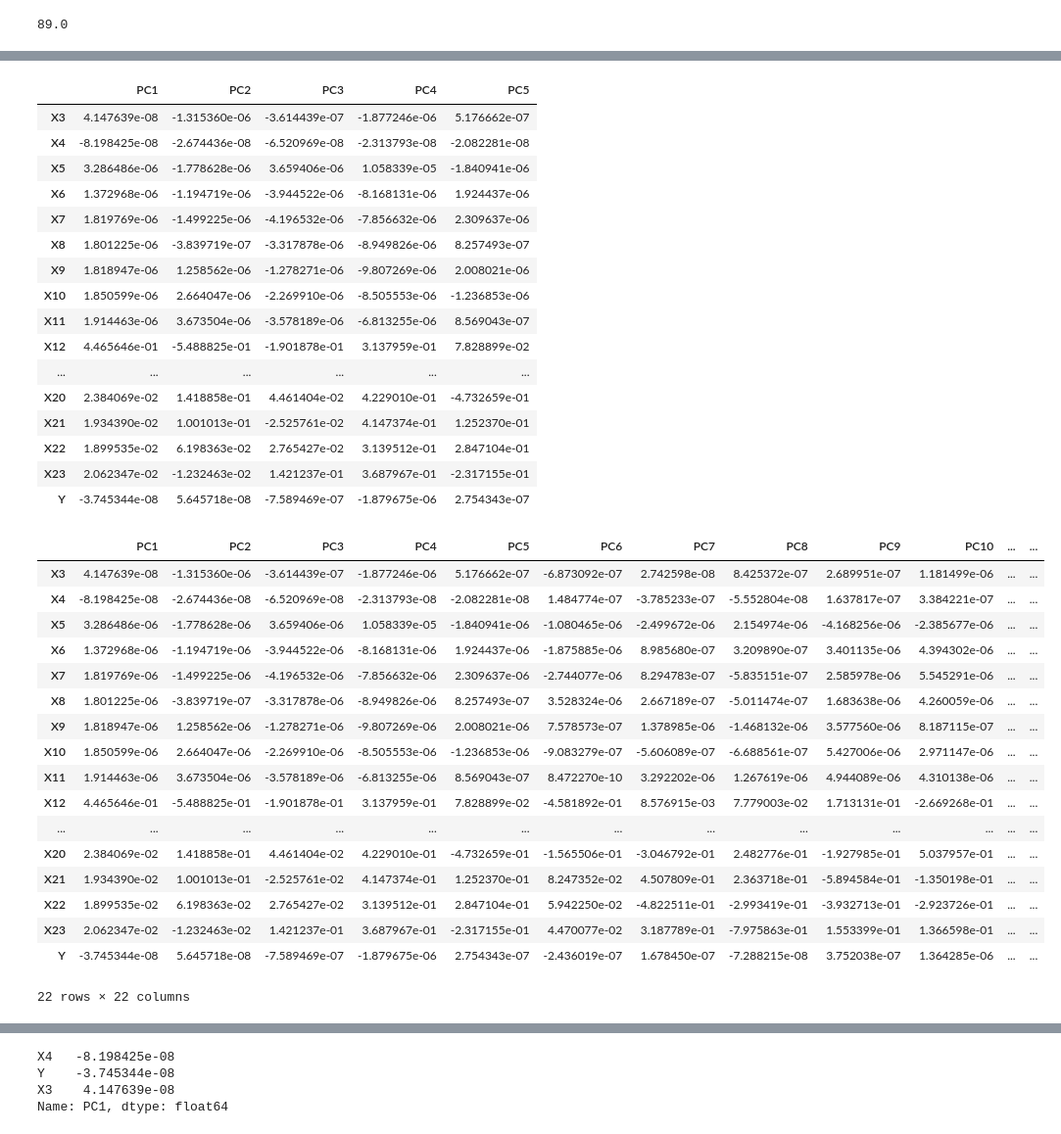
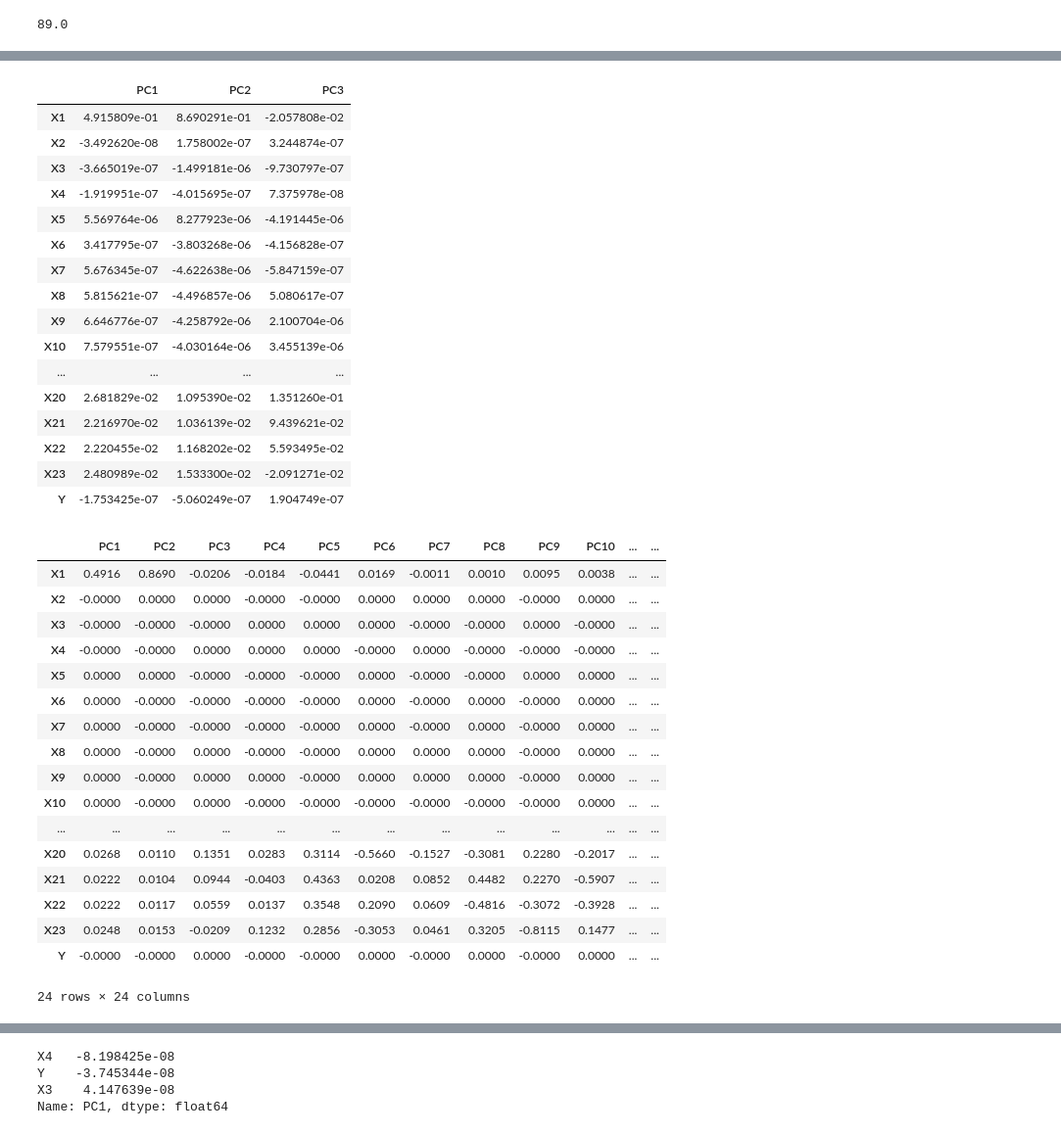
Before and after one commit to PosgradoMNA/actividades-del-projecto-equipo_36, a Jupyter notebook: Actividad_Semana_4_Ciencia_de_Datos.ipynb, the cells around one changed output, grey strips where cells are left out. Shown at 98% size. Drawn from its saved outputs; the diff is of its cells as text; code cells hidden in the pictures.

```diff
--- a/Actividad_Semana_4_Ciencia_de_Datos.ipynb
+++ b/Actividad_Semana_4_Ciencia_de_Datos.ipynb
@@ -59,7 +60,7 @@ df
 # %% [markdown]
 Correlation between result and variables
 # %%
-cdf = df.iloc[:,1:24] #Eliminamos las variable ID y la variable de respuesta
+cdf = df.iloc[:,1:25] #Omite las variable ID
 cdf
 # %% [output]
 |  | X1 | X2 | X3 | X4 | X5 | X6 | X7 | X8 | X9 | X10 | ... | ... |
@@ -285,11 +261,11 @@ scores.x.var() + scores.y.var()
 # %%
 pcs = PCA()
-pcs.fit(df.iloc[:, 3:].dropna(axis=0))
+pcs.fit(cdf.dropna(axis=0))
 pcsSummary_df = pd.DataFrame({'Standard deviation': np.sqrt(pcs.explained_variance_),
                              'Proportion of variance': pcs.explained_variance_ratio_,
                              'Cumulative proportion': np.cumsum(pcs.explained_variance_ratio_) # En la siguiente matriz se muestran las proporciones acumuladas de la variabilidad, de esta manera
                              })                                                                # se pueden seleccionar sólamente los componentes principales para reducir la cantidad de información presente
 pcsSummary_df = pcsSummary_df.transpose()
-pcsSummary_df
+pcsSummary_df.round(4)
 # %% [output]
 |  | 0 | 1 | 2 | 3 | 4 | 5 | 6 | 7 | 8 | 9 | ... | ... |
@@ -373,51 +356,51 @@ array([[ 4.14763924e-08, -8.19842459e-08,  3.28648635e-06,
 # %%
 pcsComponents_df = pd.DataFrame(pcs.components_.transpose(),
                                 columns = pcsSummary_df.columns,
-                                index = df.iloc[:, 3:].columns
+                                index = cdf.columns
                                 )
-pcsComponents_df.iloc[:,:5] # Se tabulan los arrays anteriores para identificar factores más importantes
+pcsComponents_df.iloc[:,:3] # Se tabulan los arrays anteriores para identificar factores más importantes
 # %% [output]
-|  | PC1 | PC2 | PC3 | PC4 | PC5 |
-| X3 | 4.147639e-08 | -1.315360e-06 | -3.614439e-07 | -1.877246e-06 | 5.176662e-07 |
-| X4 | -8.198425e-08 | -2.674436e-08 | -6.520969e-08 | -2.313793e-08 | -2.082281e-08 |
-| X5 | 3.286486e-06 | -1.778628e-06 | 3.659406e-06 | 1.058339e-05 | -1.840941e-06 |
-| X6 | 1.372968e-06 | -1.194719e-06 | -3.944522e-06 | -8.168131e-06 | 1.924437e-06 |
-| X7 | 1.819769e-06 | -1.499225e-06 | -4.196532e-06 | -7.856632e-06 | 2.309637e-06 |
-| X8 | 1.801225e-06 | -3.839719e-07 | -3.317878e-06 | -8.949826e-06 | 8.257493e-07 |
-| X9 | 1.818947e-06 | 1.258562e-06 | -1.278271e-06 | -9.807269e-06 | 2.008021e-06 |
-| X10 | 1.850599e-06 | 2.664047e-06 | -2.269910e-06 | -8.505553e-06 | -1.236853e-06 |
-| X11 | 1.914463e-06 | 3.673504e-06 | -3.578189e-06 | -6.813255e-06 | 8.569043e-07 |
-| X12 | 4.465646e-01 | -5.488825e-01 | -1.901878e-01 | 3.137959e-01 | 7.828899e-02 |
-| ... | ... | ... | ... | ... | ... |
-| X20 | 2.384069e-02 | 1.418858e-01 | 4.461404e-02 | 4.229010e-01 | -4.732659e-01 |
-| X21 | 1.934390e-02 | 1.001013e-01 | -2.525761e-02 | 4.147374e-01 | 1.252370e-01 |
-| X22 | 1.899535e-02 | 6.198363e-02 | 2.765427e-02 | 3.139512e-01 | 2.847104e-01 |
-| X23 | 2.062347e-02 | -1.232463e-02 | 1.421237e-01 | 3.687967e-01 | -2.317155e-01 |
-| Y | -3.745344e-08 | 5.645718e-08 | -7.589469e-07 | -1.879675e-06 | 2.754343e-07 |
+|  | PC1 | PC2 | PC3 |
+| X1 | 4.915809e-01 | 8.690291e-01 | -2.057808e-02 |
+| X2 | -3.492620e-08 | 1.758002e-07 | 3.244874e-07 |
+| X3 | -3.665019e-07 | -1.499181e-06 | -9.730797e-07 |
+| X4 | -1.919951e-07 | -4.015695e-07 | 7.375978e-08 |
+| X5 | 5.569764e-06 | 8.277923e-06 | -4.191445e-06 |
+| X6 | 3.417795e-07 | -3.803268e-06 | -4.156828e-07 |
+| X7 | 5.676345e-07 | -4.622638e-06 | -5.847159e-07 |
+| X8 | 5.815621e-07 | -4.496857e-06 | 5.080617e-07 |
+| X9 | 6.646776e-07 | -4.258792e-06 | 2.100704e-06 |
+| X10 | 7.579551e-07 | -4.030164e-06 | 3.455139e-06 |
+| ... | ... | ... | ... |
+| X20 | 2.681829e-02 | 1.095390e-02 | 1.351260e-01 |
+| X21 | 2.216970e-02 | 1.036139e-02 | 9.439621e-02 |
+| X22 | 2.220455e-02 | 1.168202e-02 | 5.593495e-02 |
+| X23 | 2.480989e-02 | 1.533300e-02 | -2.091271e-02 |
+| Y | -1.753425e-07 | -5.060249e-07 | 1.904749e-07 |
 # %%
 pcsComponents_dfX = pd.DataFrame(pcs.components_.transpose(),
                                 columns = pcsSummary_df.columns,
-                                index = df.iloc[:, 3:].columns
+                                index = cdf.columns
                                 )
-pcsComponents_dfX # Se transpone la información para su fácil lectura
+pcsComponents_dfX.round(4) # Se transpone la información para su fácil lectura
 # %% [output]
 |  | PC1 | PC2 | PC3 | PC4 | PC5 | PC6 | PC7 | PC8 | PC9 | PC10 | ... | ... |
-| X3 | 4.147639e-08 | -1.315360e-06 | -3.614439e-07 | -1.877246e-06 | 5.176662e-07 | -6.873092e-07 | 2.742598e-08 | 8.425372e-07 | 2.689951e-07 | 1.181499e-06 | ... | ... |
-| X4 | -8.198425e-08 | -2.674436e-08 | -6.520969e-08 | -2.313793e-08 | -2.082281e-08 | 1.484774e-07 | -3.785233e-07 | -5.552804e-08 | 1.637817e-07 | 3.384221e-07 | ... | ... |
-| X5 | 3.286486e-06 | -1.778628e-06 | 3.659406e-06 | 1.058339e-05 | -1.840941e-06 | -1.080465e-06 | -2.499672e-06 | 2.154974e-06 | -4.168256e-06 | -2.385677e-06 | ... | ... |
-| X6 | 1.372968e-06 | -1.194719e-06 | -3.944522e-06 | -8.168131e-06 | 1.924437e-06 | -1.875885e-06 | 8.985680e-07 | 3.209890e-07 | 3.401135e-06 | 4.394302e-06 | ... | ... |
-| X7 | 1.819769e-06 | -1.499225e-06 | -4.196532e-06 | -7.856632e-06 | 2.309637e-06 | -2.744077e-06 | 8.294783e-07 | -5.835151e-07 | 2.585978e-06 | 5.545291e-06 | ... | ... |
-| X8 | 1.801225e-06 | -3.839719e-07 | -3.317878e-06 | -8.949826e-06 | 8.257493e-07 | 3.528324e-06 | 2.667189e-07 | -5.011474e-07 | 1.683638e-06 | 4.260059e-06 | ... | ... |
-| X9 | 1.818947e-06 | 1.258562e-06 | -1.278271e-06 | -9.807269e-06 | 2.008021e-06 | 7.578573e-07 | 1.378985e-06 | -1.468132e-06 | 3.577560e-06 | 8.187115e-07 | ... | ... |
-| X10 | 1.850599e-06 | 2.664047e-06 | -2.269910e-06 | -8.505553e-06 | -1.236853e-06 | -9.083279e-07 | -5.606089e-07 | -6.688561e-07 | 5.427006e-06 | 2.971147e-06 | ... | ... |
-| X11 | 1.914463e-06 | 3.673504e-06 | -3.578189e-06 | -6.813255e-06 | 8.569043e-07 | 8.472270e-10 | 3.292202e-06 | 1.267619e-06 | 4.944089e-06 | 4.310138e-06 | ... | ... |
-| X12 | 4.465646e-01 | -5.488825e-01 | -1.901878e-01 | 3.137959e-01 | 7.828899e-02 | -4.581892e-01 | 8.576915e-03 | 7.779003e-02 | 1.713131e-01 | -2.669268e-01 | ... | ... |
+| X1 | 0.4916 | 0.8690 | -0.0206 | -0.0184 | -0.0441 | 0.0169 | -0.0011 | 0.0010 | 0.0095 | 0.0038 | ... | ... |
+| X2 | -0.0000 | 0.0000 | 0.0000 | -0.0000 | -0.0000 | 0.0000 | 0.0000 | 0.0000 | -0.0000 | 0.0000 | ... | ... |
+| X3 | -0.0000 | -0.0000 | -0.0000 | 0.0000 | 0.0000 | 0.0000 | -0.0000 | -0.0000 | 0.0000 | -0.0000 | ... | ... |
+| X4 | -0.0000 | -0.0000 | 0.0000 | 0.0000 | 0.0000 | -0.0000 | 0.0000 | -0.0000 | -0.0000 | -0.0000 | ... | ... |
+| X5 | 0.0000 | 0.0000 | -0.0000 | -0.0000 | -0.0000 | 0.0000 | -0.0000 | -0.0000 | 0.0000 | 0.0000 | ... | ... |
+| X6 | 0.0000 | -0.0000 | -0.0000 | -0.0000 | -0.0000 | 0.0000 | -0.0000 | 0.0000 | -0.0000 | 0.0000 | ... | ... |
+| X7 | 0.0000 | -0.0000 | -0.0000 | -0.0000 | -0.0000 | 0.0000 | -0.0000 | 0.0000 | -0.0000 | 0.0000 | ... | ... |
+| X8 | 0.0000 | -0.0000 | 0.0000 | -0.0000 | -0.0000 | 0.0000 | 0.0000 | 0.0000 | -0.0000 | 0.0000 | ... | ... |
+| X9 | 0.0000 | -0.0000 | 0.0000 | 0.0000 | -0.0000 | 0.0000 | 0.0000 | 0.0000 | -0.0000 | 0.0000 | ... | ... |
+| X10 | 0.0000 | -0.0000 | 0.0000 | -0.0000 | -0.0000 | -0.0000 | -0.0000 | -0.0000 | -0.0000 | 0.0000 | ... | ... |
 | ... | ... | ... | ... | ... | ... | ... | ... | ... | ... | ... | ... | ... |
-| X20 | 2.384069e-02 | 1.418858e-01 | 4.461404e-02 | 4.229010e-01 | -4.732659e-01 | -1.565506e-01 | -3.046792e-01 | 2.482776e-01 | -1.927985e-01 | 5.037957e-01 | ... | ... |
-| X21 | 1.934390e-02 | 1.001013e-01 | -2.525761e-02 | 4.147374e-01 | 1.252370e-01 | 8.247352e-02 | 4.507809e-01 | 2.363718e-01 | -5.894584e-01 | -1.350198e-01 | ... | ... |
-| X22 | 1.899535e-02 | 6.198363e-02 | 2.765427e-02 | 3.139512e-01 | 2.847104e-01 | 5.942250e-02 | -4.822511e-01 | -2.993419e-01 | -3.932713e-01 | -2.923726e-01 | ... | ... |
-| X23 | 2.062347e-02 | -1.232463e-02 | 1.421237e-01 | 3.687967e-01 | -2.317155e-01 | 4.470077e-02 | 3.187789e-01 | -7.975863e-01 | 1.553399e-01 | 1.366598e-01 | ... | ... |
-| Y | -3.745344e-08 | 5.645718e-08 | -7.589469e-07 | -1.879675e-06 | 2.754343e-07 | -2.436019e-07 | 1.678450e-07 | -7.288215e-08 | 3.752038e-07 | 1.364285e-06 | ... | ... |
+| X20 | 0.0268 | 0.0110 | 0.1351 | 0.0283 | 0.3114 | -0.5660 | -0.1527 | -0.3081 | 0.2280 | -0.2017 | ... | ... |
+| X21 | 0.0222 | 0.0104 | 0.0944 | -0.0403 | 0.4363 | 0.0208 | 0.0852 | 0.4482 | 0.2270 | -0.5907 | ... | ... |
+| X22 | 0.0222 | 0.0117 | 0.0559 | 0.0137 | 0.3548 | 0.2090 | 0.0609 | -0.4816 | -0.3072 | -0.3928 | ... | ... |
+| X23 | 0.0248 | 0.0153 | -0.0209 | 0.1232 | 0.2856 | -0.3053 | 0.0461 | 0.3205 | -0.8115 | 0.1477 | ... | ... |
+| Y | -0.0000 | -0.0000 | 0.0000 | -0.0000 | -0.0000 | 0.0000 | -0.0000 | 0.0000 | -0.0000 | 0.0000 | ... | ... |
-22 rows × 22 columns
+24 rows × 24 columns
 # %%
 from sklearn import preprocessing
```
Also changed, not shown: parts of 28 cells of this notebook.
